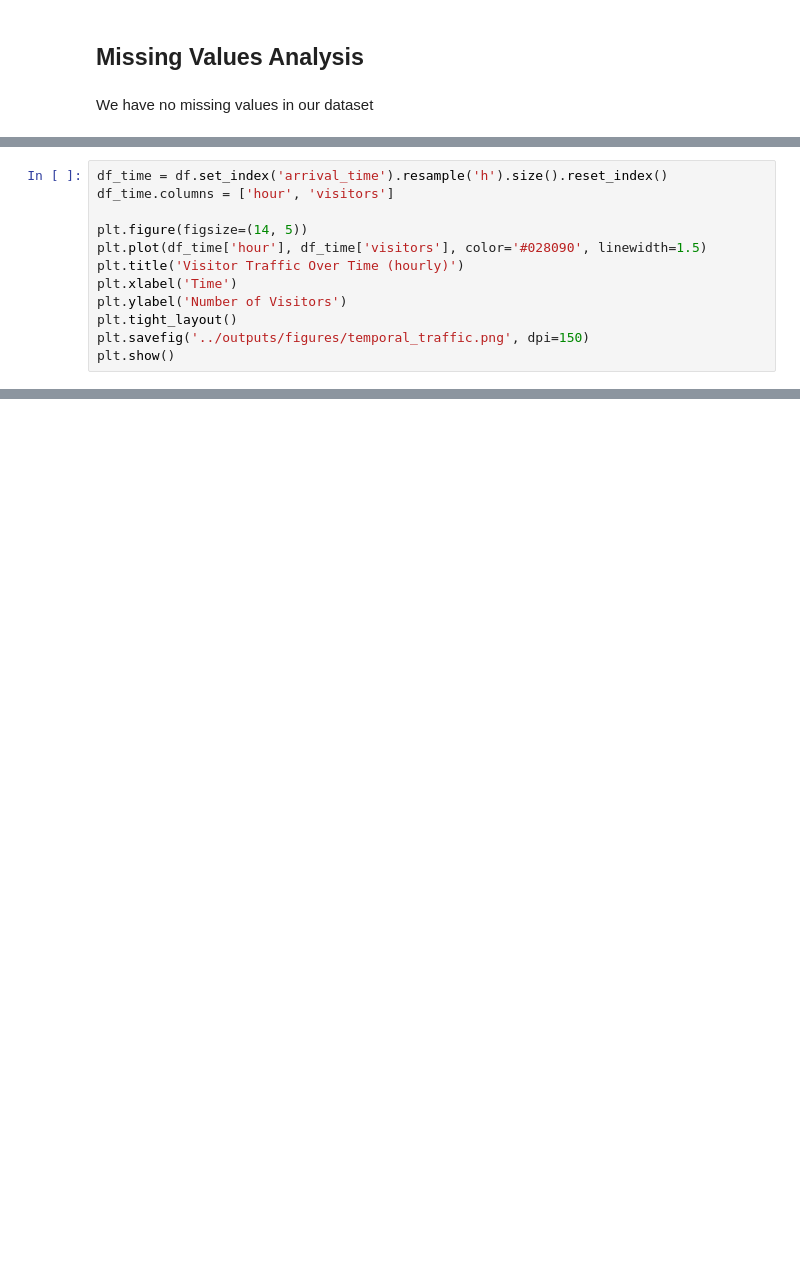
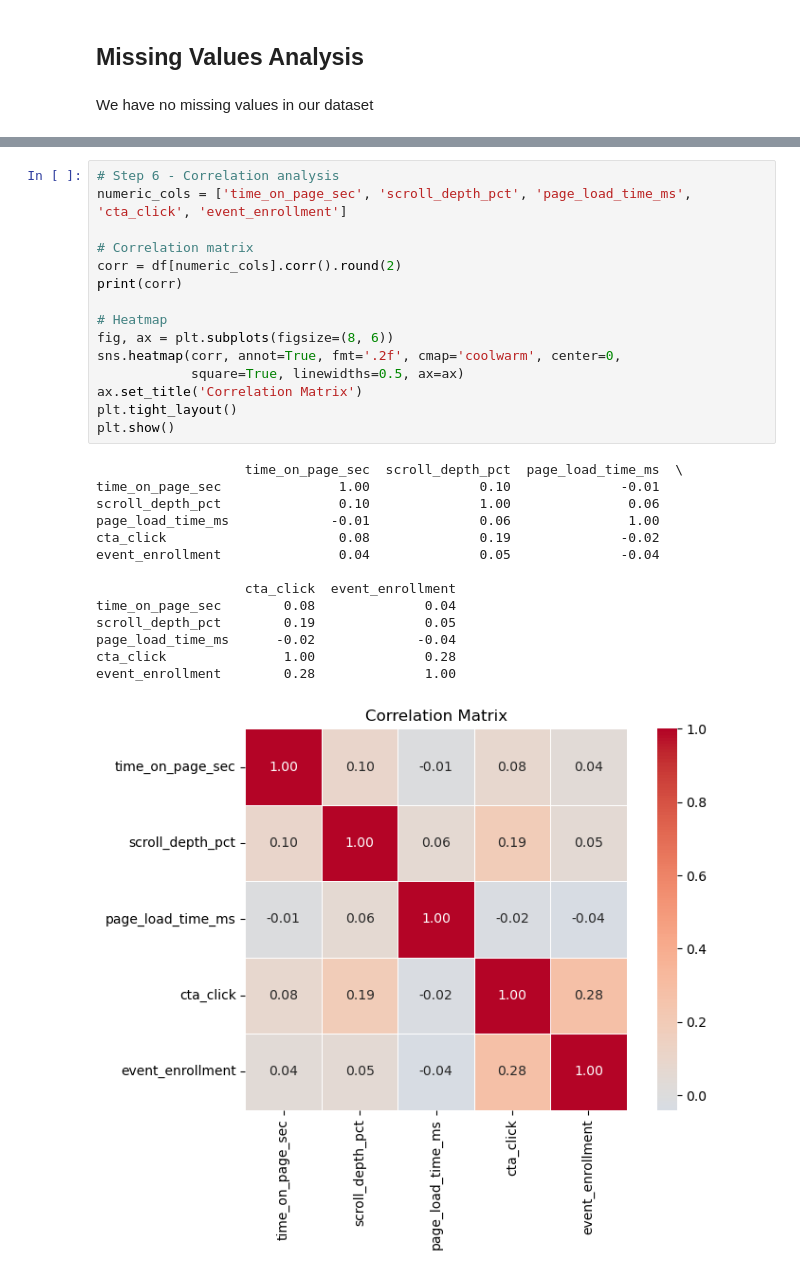
Before and after one commit to fmdmneves2003/TXB_GROUP23, a Jupyter notebook: notebooks/01_EDA.ipynb, the cells around one changed output, grey strips where cells are left out. Cells and saved outputs as stored; diff of their text form; blank space fills up the shorter version.

```diff
--- a/notebooks/01_EDA.ipynb
+++ b/notebooks/01_EDA.ipynb
@@ -242,12 +53,0 @@ during the test period, and to confirm the arms are clearly separated in time.
-# %%
-df_time = df.set_index('arrival_time').resample('h').size().reset_index()
-df_time.columns = ['hour', 'visitors']
-
-plt.figure(figsize=(14, 5))
-plt.plot(df_time['hour'], df_time['visitors'], color='#028090', linewidth=1.5)
-plt.title('Visitor Traffic Over Time (hourly)')
-plt.xlabel('Time')
-plt.ylabel('Number of Visitors')
-plt.tight_layout()
-plt.savefig('../outputs/figures/temporal_traffic.png', dpi=150)
-plt.show()
@@ -341,0 +278,30 @@ Columns: ['group_id', 'arm', 'visitor_id', 'arrival_time', 'exit_time', 'time_on
+# %%
+# Step 6 - Correlation analysis
+numeric_cols = ['time_on_page_sec', 'scroll_depth_pct', 'page_load_time_ms', 'cta_click', 'event_enrollment']
+
+# Correlation matrix
+corr = df[numeric_cols].corr().round(2)
+print(corr)
+
+# Heatmap
+fig, ax = plt.subplots(figsize=(8, 6))
+sns.heatmap(corr, annot=True, fmt='.2f', cmap='coolwarm', center=0,
+            square=True, linewidths=0.5, ax=ax)
+ax.set_title('Correlation Matrix')
+plt.tight_layout()
+plt.show()
+# %% [output]
+                   time_on_page_sec  scroll_depth_pct  page_load_time_ms  \
+time_on_page_sec               1.00              0.10              -0.01
+scroll_depth_pct               0.10              1.00               0.06
+page_load_time_ms             -0.01              0.06               1.00
+cta_click                      0.08              0.19              -0.02
+event_enrollment               0.04              0.05              -0.04
+
+                   cta_click  event_enrollment
+time_on_page_sec        0.08              0.04
+scroll_depth_pct        0.19              0.05
+page_load_time_ms      -0.02             -0.04
+cta_click               1.00              0.28
+event_enrollment        0.28              1.00
+[figure, added]
```
Also changed, not shown: parts of 52 cells of this notebook, 11 other files.
